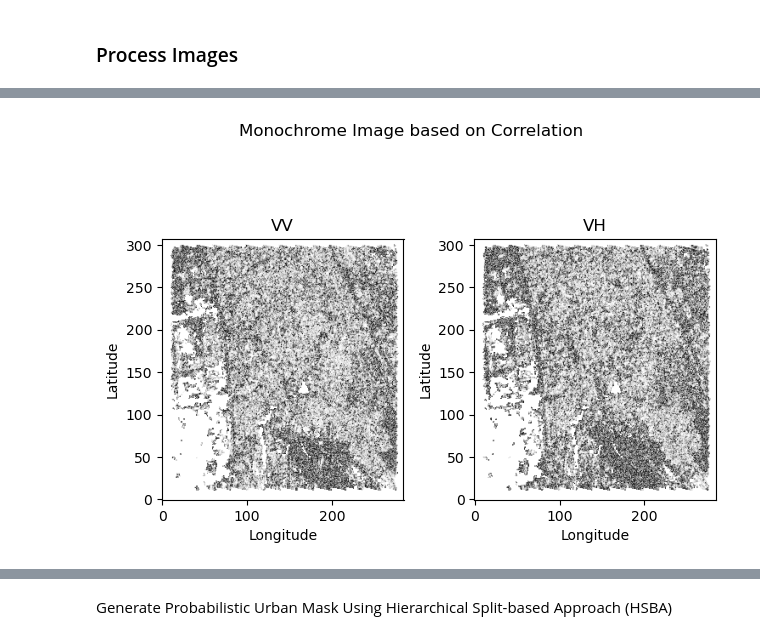
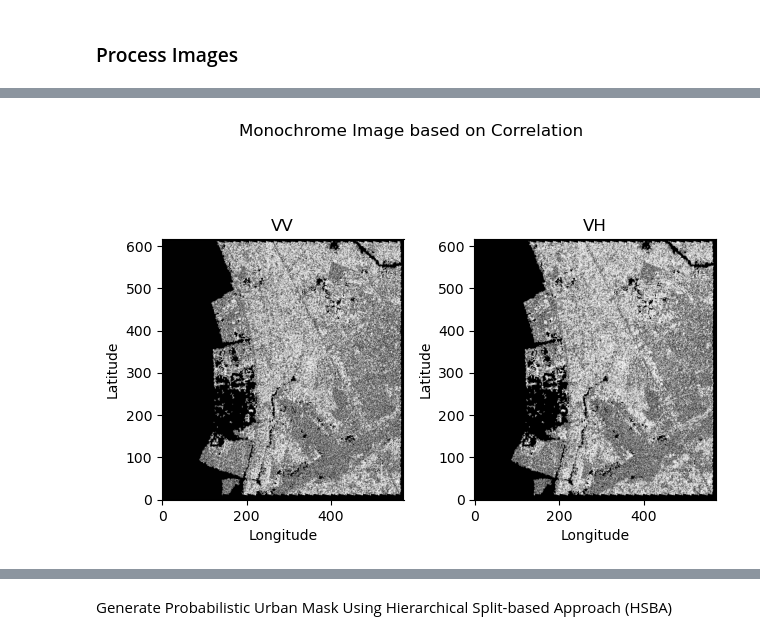
Before and after one commit to Nick-Miras/process-sar-data, a Jupyter notebook: create_pseudo_masks.ipynb, the cells around one changed output, grey strips where cells are left out. Cells and saved outputs as stored; diff of their text form; code cells hidden in the pictures.

Commit message:
finished data-preprocessing script

```diff
--- a/create_pseudo_masks.ipynb
+++ b/create_pseudo_masks.ipynb
@@ -8,4 +8,7 @@ import numpy as np
 import matplotlib.pyplot as plt
 # %% [markdown]
 ### Process Images
+# %%
+pre_flood_vv_coherence_df = pd.read_csv('csv/coherence/2018-09-04 VV.csv')
+co_flood_vv_coherence_df = pd.read_csv('csv/coherence/2018-09-16 VV.csv')
 # %%
@@ -21,6 +22,6 @@ FileNotFoundError: [Errno 2] No such file or directory: 'csv/coherence/2024-07-2
 # %%
 def magnitude_to_decibels_to_grayscale(df):
-    df = 20 * np.log10(np.sqrt(df))
+    df = 20 * np.log10(df)
     db_values = df['data']
     db_min = np.min(db_values)
     db_max = np.max(db_values)
@@ -28,13 +29,15 @@ def magnitude_to_decibels_to_grayscale(df):
     df['grayscale'] = db_normalized
     return df
 
+
 def coherence_to_grayscale(df):
-    df['grayscale'] = (df['correlation'].fillna(255) * 255).astype(np.uint8)
+    df['grayscale'] = (df['data'].fillna(255) * 255).astype(np.uint8)
     return df
 # %%
-def convert_to_grayscale(df, func):
+def convert_to_grayscale(df, data_transform_func):
     # func should have the column 'grayscale'
-    df = func(df)
+    df = df.copy()
+    df = data_transform_func(df)
     lat_values = np.sort(df['lat'].unique())
     lon_values = np.sort(df['lon'].unique())
     grid_shape = (len(lat_values), len(lon_values))
@@ -49,7 +52,7 @@ def convert_to_grayscale(df, func):
     # Populate the image array with grayscale values based on correlation
     for _, row in df.iterrows():
         i, j = lat_idx[row['lat']], lon_idx[row['lon']]
-        image[i, j] = 255 if np.isnan(row['correlation']) else row['grayscale']
+        image[i, j] = row['grayscale']
     return image
 # %%
 def produce_image_of_polarization_channels(input_channels, data_transform_func):
@@ -66,9 +69,9 @@ def produce_image_of_polarization_channels(input_channels, data_transform_func):
     plt.tight_layout()
     plt.show()
 # %%
-vv_img, vh_img = produce_image_of_polarization_channels(
-    [vv_coherence_df, vh_coherence_df],
+vv_img_pre_flood, vv_img_co_flood = produce_image_of_polarization_channels(
+    [pre_flood_vv_coherence_df, co_flood_vv_coherence_df],
     coherence_to_grayscale
 )
 # %% [output]
-[figure, old version]
+[figure, new version]
```
Also changed, not shown: parts of 4 cells of this notebook, 12 other files.
